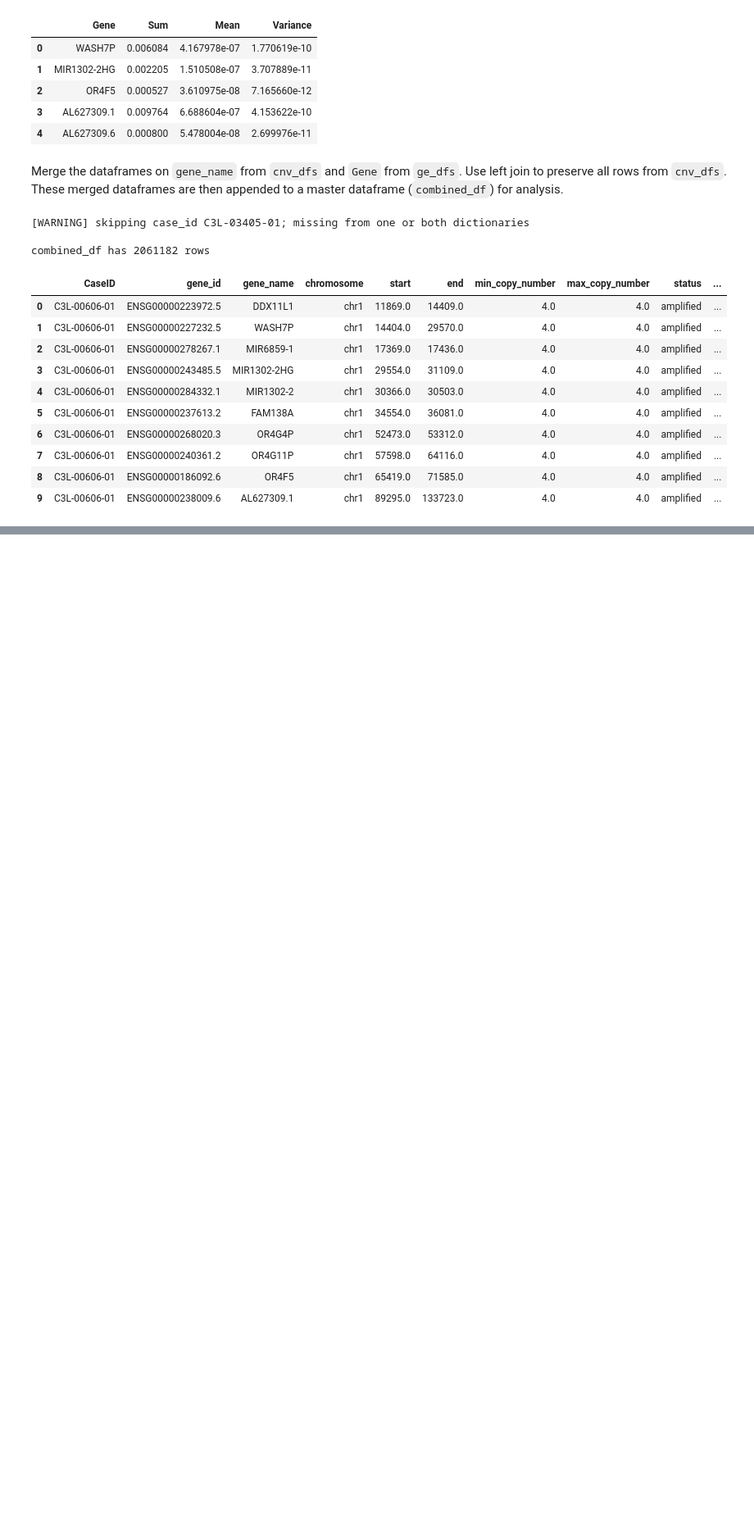
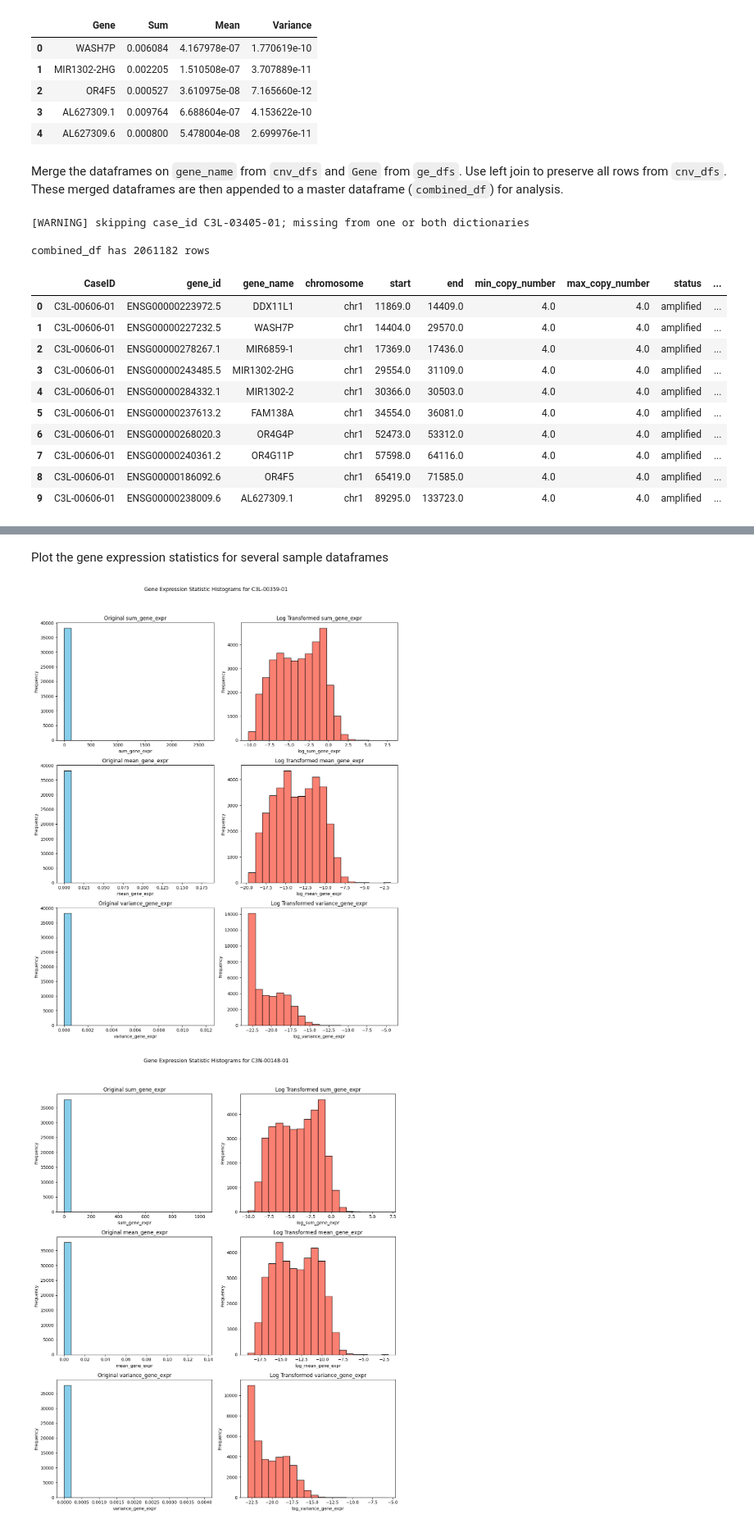
Before and after one commit to LaraLim/cnv-supervised-learning, a Jupyter notebook: join_cnv_gene_expr_stats.ipynb, the cells around one changed output, grey strips where cells are left out. Shown at 82% size. Cells and saved outputs as stored; diff of their text form; code cells hidden in the pictures; blank space fills up the shorter version.

```diff
--- a/join_cnv_gene_expr_stats.ipynb
+++ b/join_cnv_gene_expr_stats.ipynb
@@ -174,0 +184,42 @@ combined_df has 2061182 rows
+# %%
+import numpy as np
+import matplotlib.pyplot as plt
+
+def plot_histograms(df, columns, name):
+    # create subplots
+    fig, axes = plt.subplots(len(columns), 2, figsize=(12, 5 * len(columns)))
+    fig.suptitle(f'Gene Expression Statistic Histograms for {name}')
+
+    for i, column in enumerate(columns):
+        # plot original data
+        axes[i, 0].hist(df[column].dropna(), bins=20, color='skyblue', edgecolor='black')
+        axes[i, 0].set_title(f'Original {column}')
+        axes[i, 0].set_ylabel('Frequency')
+        axes[i, 0].set_xlabel(column)
+
+        # log transform the data
+        log_column = f'log_{column}'
+        df[log_column] = np.log(df[column] + 1e-10)  # Add a small constant for zero values
+
+        # plot log-transformed data
+        axes[i, 1].hist(df[log_column].dropna(), bins=20, color='salmon', edgecolor='black')
+        axes[i, 1].set_title(f'Log Transformed {column}')
+        axes[i, 1].set_ylabel('Frequency')
+        axes[i, 1].set_xlabel(log_column)
+
+    plt.tight_layout(rect=[0, 0, 1, 0.95])
+    plt.show()
+# %% [markdown]
+Plot the gene expression statistics for several sample dataframes
+# %%
+plot_cols = ['sum_gene_expr', 'mean_gene_expr', 'variance_gene_expr']
+plot_histograms(j_dfs['C3L-00359-01'], plot_cols, 'C3L-00359-01')
+
+plot_cols = ['sum_gene_expr', 'mean_gene_expr', 'variance_gene_expr']
+plot_histograms(j_dfs['C3N-00148-01'], plot_cols, 'C3N-00148-01')
+
+plot_cols = ['sum_gene_expr', 'mean_gene_expr', 'variance_gene_expr']
+plot_histograms(j_dfs['C3N-03184-02'], plot_cols, 'C3N-03184-02')
+# %% [output]
+[figure, added]
+[figure, added]
```
Also changed, not shown: parts of 10 cells of this notebook.
